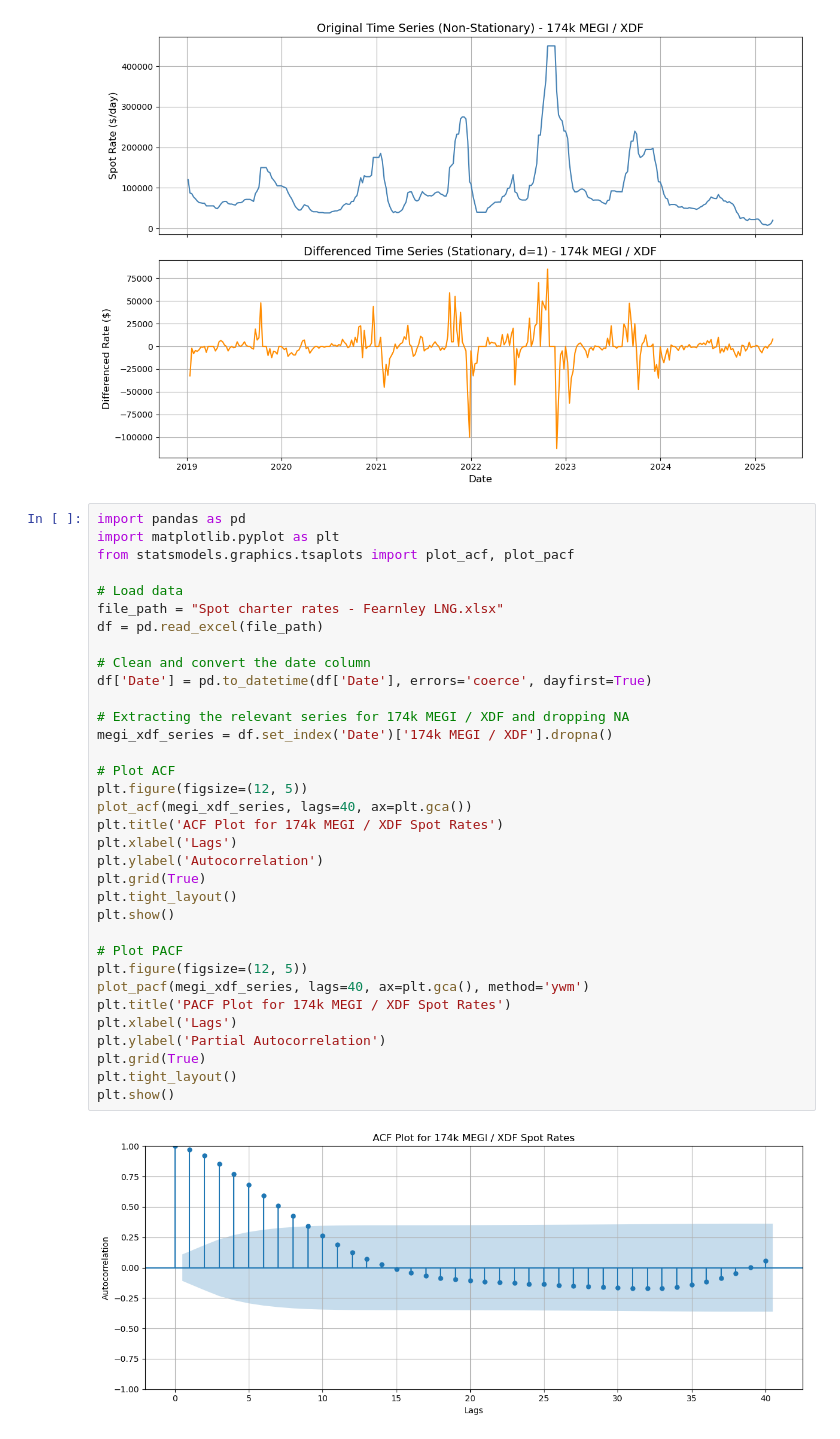
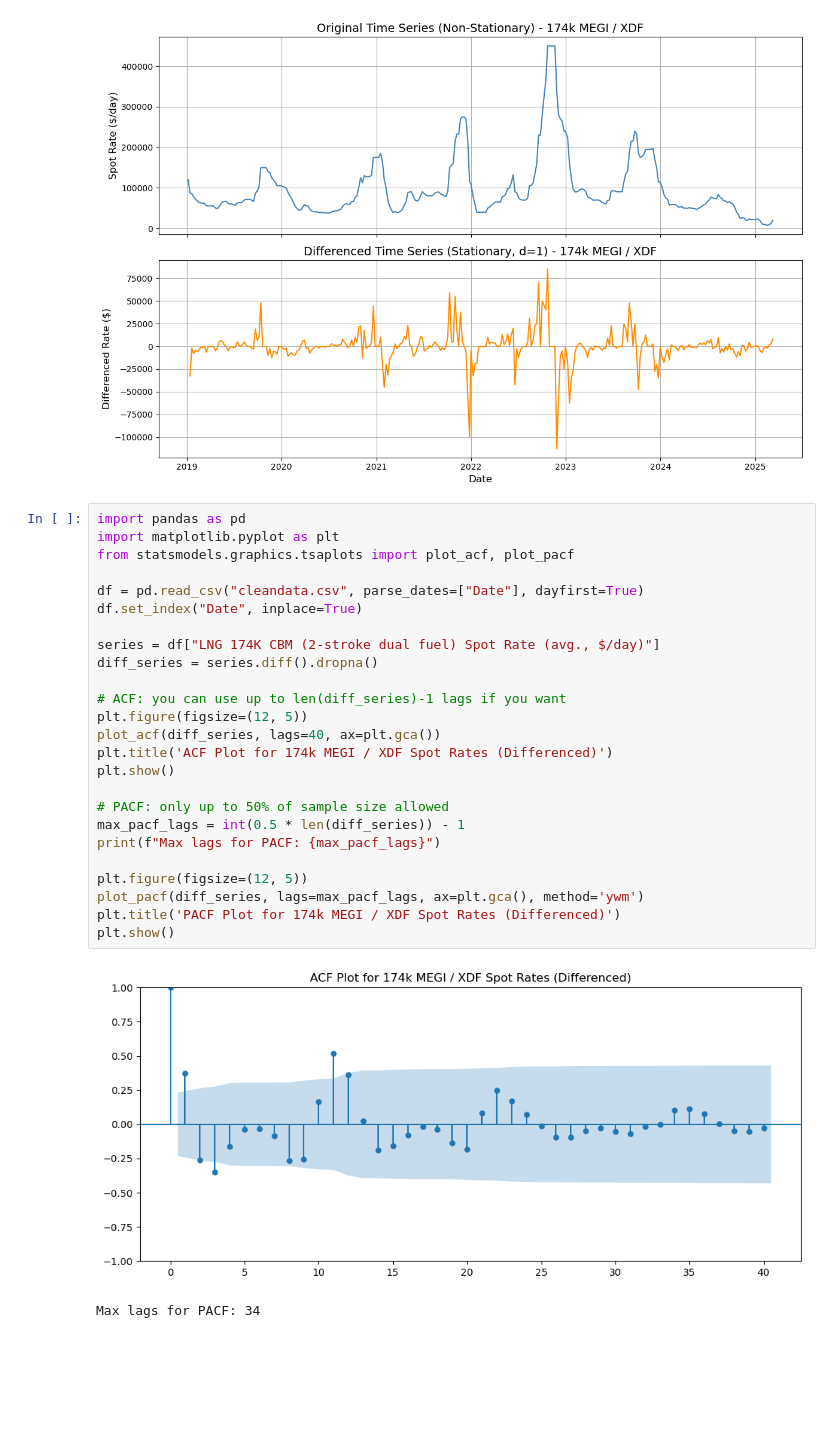
Before and after one commit to thomasmatre/LNGMaster, a Jupyter notebook: Lucas/ARIMA.ipynb, the cells around one changed output. Cells and saved outputs as stored; diff of their text form; blank space fills up the shorter version.

```diff
--- a/Lucas/ARIMA.ipynb
+++ b/Lucas/ARIMA.ipynb
@@ -37,36 +37,28 @@ plt.show()
 # %%
 import pandas as pd
 import matplotlib.pyplot as plt
 from statsmodels.graphics.tsaplots import plot_acf, plot_pacf
 
-# Load data
-file_path = "Spot charter rates - Fearnley LNG.xlsx"
-df = pd.read_excel(file_path)
+df = pd.read_csv("cleandata.csv", parse_dates=["Date"], dayfirst=True)
+df.set_index("Date", inplace=True)
 
-# Clean and convert the date column
-df['Date'] = pd.to_datetime(df['Date'], errors='coerce', dayfirst=True)
+series = df["LNG 174K CBM (2-stroke dual fuel) Spot Rate (avg., $/day)"]
+diff_series = series.diff().dropna()
 
-# Extracting the relevant series for 174k MEGI / XDF and dropping NA
-megi_xdf_series = df.set_index('Date')['174k MEGI / XDF'].dropna()
-
-# Plot ACF
+# ACF: you can use up to len(diff_series)-1 lags if you want
 plt.figure(figsize=(12, 5))
-plot_acf(megi_xdf_series, lags=40, ax=plt.gca())
-plt.title('ACF Plot for 174k MEGI / XDF Spot Rates')
-plt.xlabel('Lags')
-plt.ylabel('Autocorrelation')
-plt.grid(True)
-plt.tight_layout()
+plot_acf(diff_series, lags=40, ax=plt.gca())
+plt.title('ACF Plot for 174k MEGI / XDF Spot Rates (Differenced)')
 plt.show()
 
-# Plot PACF
+# PACF: only up to 50% of sample size allowed
+max_pacf_lags = int(0.5 * len(diff_series)) - 1
+print(f"Max lags for PACF: {max_pacf_lags}")
+
 plt.figure(figsize=(12, 5))
-plot_pacf(megi_xdf_series, lags=40, ax=plt.gca(), method='ywm')
-plt.title('PACF Plot for 174k MEGI / XDF Spot Rates')
-plt.xlabel('Lags')
-plt.ylabel('Partial Autocorrelation')
-plt.grid(True)
-plt.tight_layout()
+plot_pacf(diff_series, lags=max_pacf_lags, ax=plt.gca(), method='ywm')
+plt.title('PACF Plot for 174k MEGI / XDF Spot Rates (Differenced)')
 plt.show()
 # %% [output]
-[figure, old version]
+[figure, new version]
+Max lags for PACF: 34
```
Also changed, not shown: parts of 3 cells of this notebook, 6 other files.
